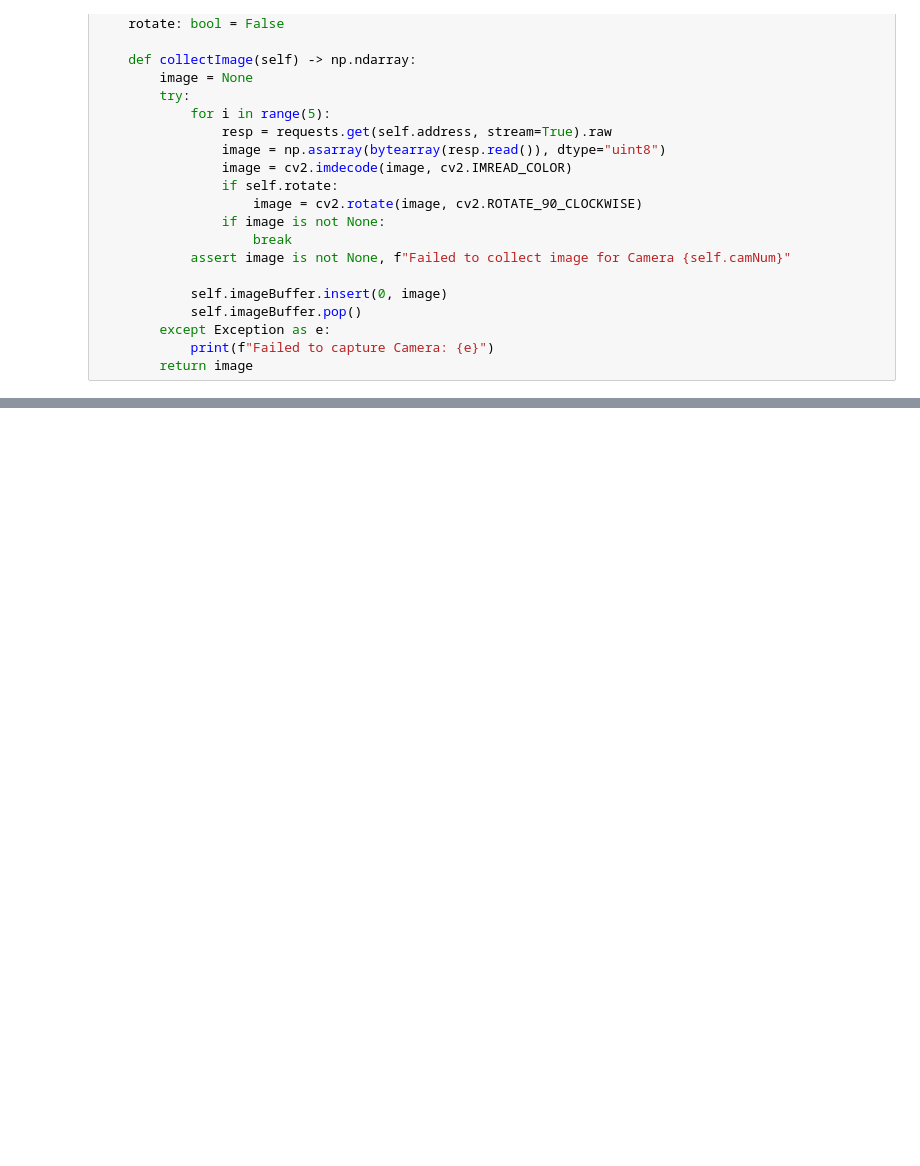
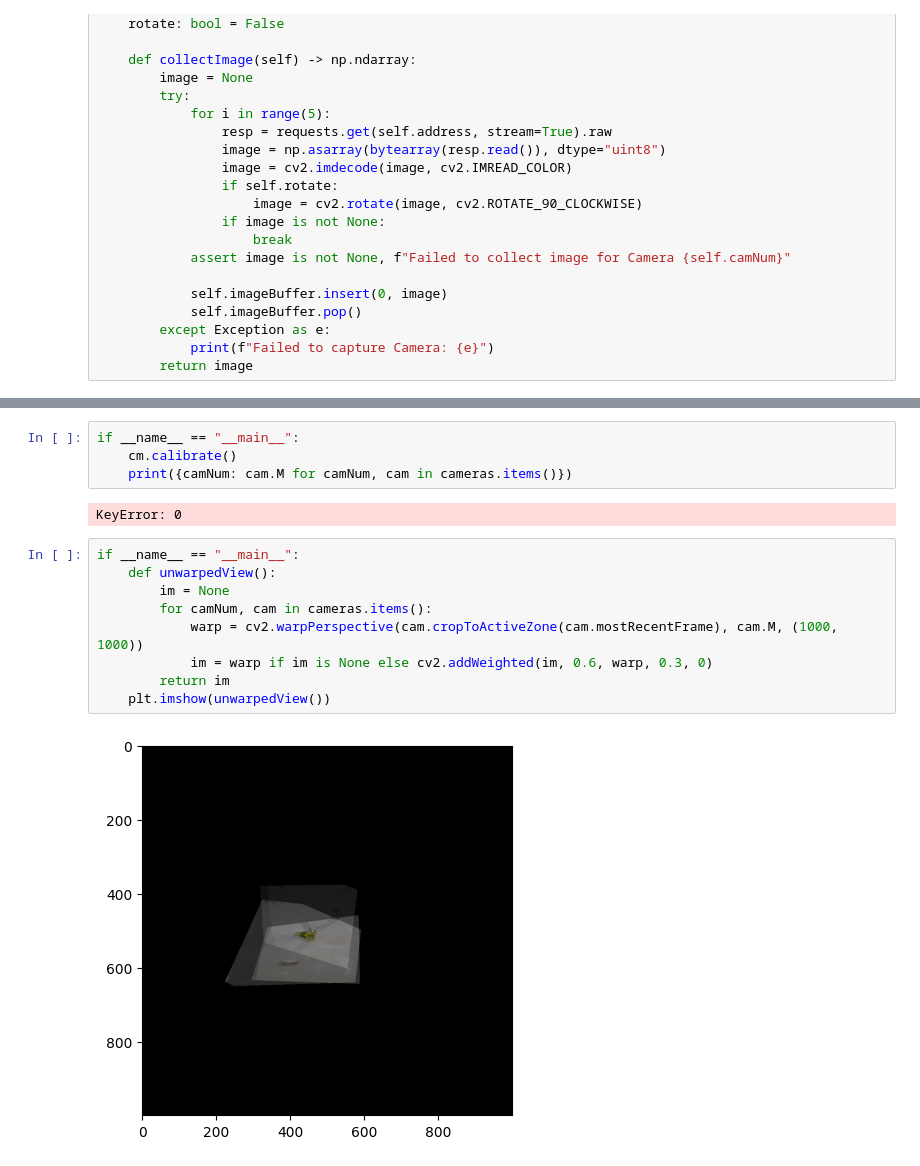
Before and after one commit to MakUrSpace/harmony, a Jupyter notebook: observer/Observer.ipynb, the cells around one changed output, grey strips where cells are left out. Cells and saved outputs as stored; diff of their text form; blank space fills up the shorter version.

```diff
--- a/observer/Observer.ipynb
+++ b/observer/Observer.ipynb
@@ -660,0 +629,17 @@ Cycle complete. Transitioning to idle
+# %%
+if __name__ == "__main__":
+    cm.calibrate()
+    print({camNum: cam.M for camNum, cam in cameras.items()})
+# %% [output]
+KeyError: 0
+# %%
+if __name__ == "__main__":
+    def unwarpedView():
+        im = None
+        for camNum, cam in cameras.items():
+            warp = cv2.warpPerspective(cam.cropToActiveZone(cam.mostRecentFrame), cam.M, (1000, 1000))
+            im = warp if im is None else cv2.addWeighted(im, 0.6, warp, 0.3, 0)
+        return im
+    plt.imshow(unwarpedView())
+# %% [output]
+[figure, added]
```
Also changed, not shown: parts of 12 cells of this notebook, 4 other files.
